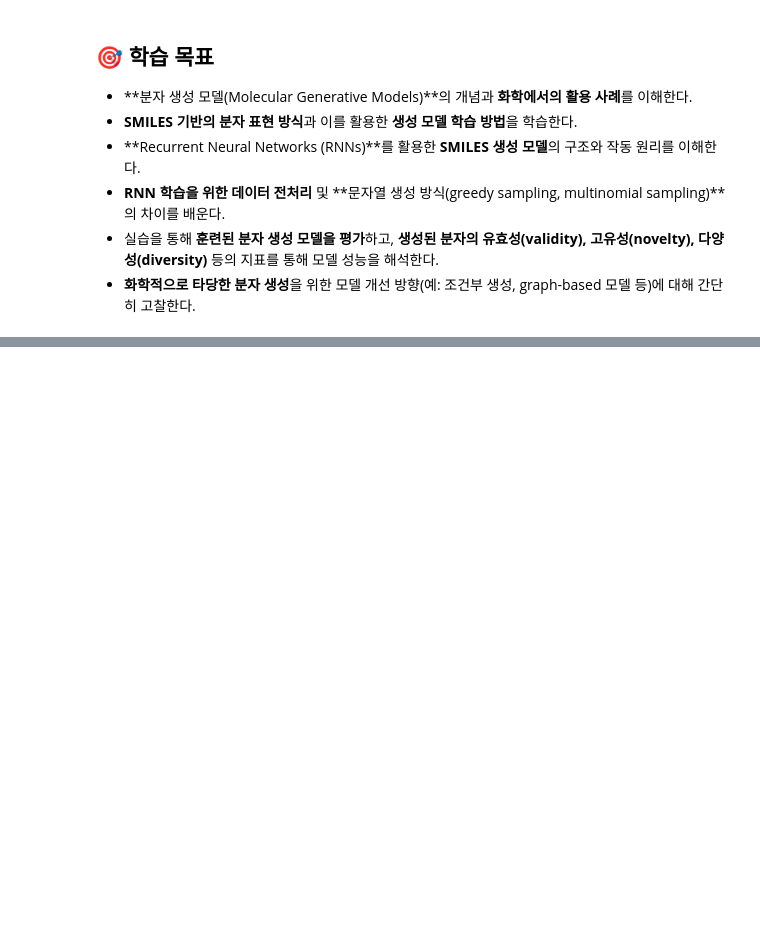
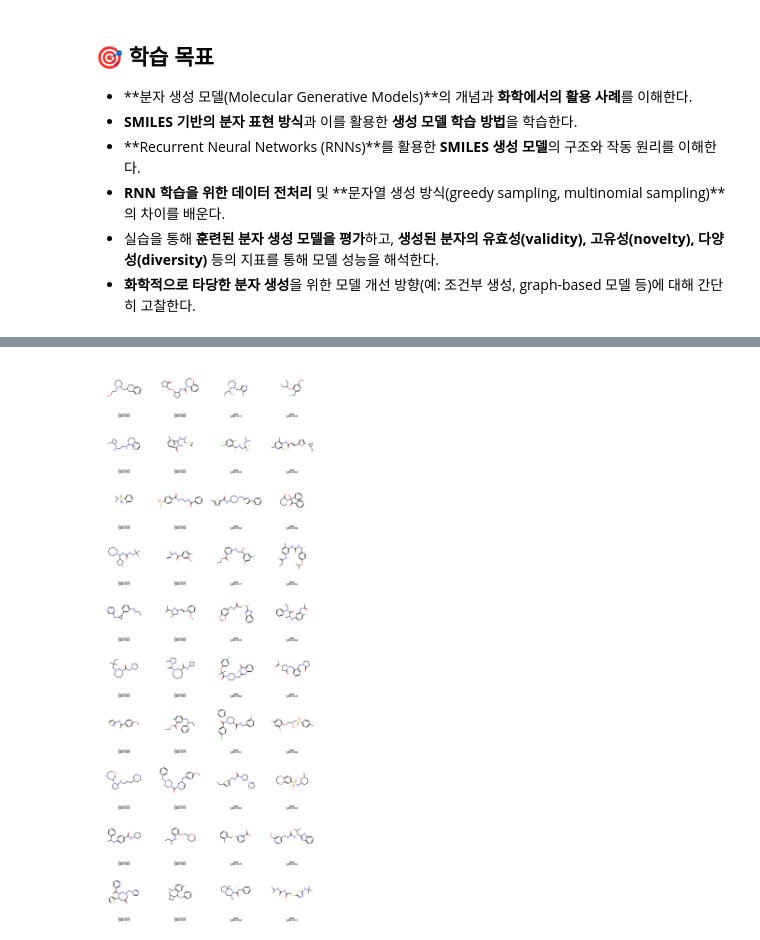
Before and after one commit to jfjoung/AI_For_Chemistry, a Jupyter notebook: notebooks/week6/Week_6_Molecule_generation_(VAE).ipynb, the cells around one changed output, grey strips where cells are left out. Drawn from its saved outputs; the diff is of its cells as text; code cells hidden in the pictures; blank space fills up the shorter version.

```diff
--- a/notebooks/week6/Week_6_Molecule_generation_(VAE).ipynb
+++ b/notebooks/week6/Week_6_Molecule_generation_(VAE).ipynb
@@ -11,0 +486,49 @@
+# %%
+import random
+from rdkit.Chem import Draw
+
+# 1. 무작위 20개씩 추출
+sampled_gen_mols = random.sample(generated_molecules, 20)
+zinc_mols = []
+for smi in random.sample(list(zinc_smiles_set), 20):
+    mol = Chem.MolFromSmiles(smi)
+    if mol is not None:
+        zinc_mols.append(mol)
+
+# 2. QED 점수와 레전드 생성
+def get_qed_legends(mols, label):
+    legends = []
+    for mol in mols:
+        try:
+            score = QED.qed(mol)
+            legends.append(f"{label}\nQED={score:.2f}")
+        except:
+            legends.append(f"{label}\nQED=Err")
+    return legends
+
+gen_legends = get_qed_legends(sampled_gen_mols, "Generated")
+zinc_legends = get_qed_legends(zinc_mols, "ZINC")
+
+# 3. 두 개씩 묶어서 4개 단위로 interleave
+grouped_mols = []
+grouped_legends = []
+
+for i in range(0, 20, 2):
+    grouped_mols.extend([
+        sampled_gen_mols[i], sampled_gen_mols[i+1],
+        zinc_mols[i], zinc_mols[i+1]
+    ])
+    grouped_legends.extend([
+        gen_legends[i], gen_legends[i+1],
+        zinc_legends[i], zinc_legends[i+1]
+    ])
+
+# 4. 시각화 (한 줄에 4개: G G | Z Z)
+Draw.MolsToGridImage(
+    grouped_mols,
+    molsPerRow=4,
+    subImgSize=(300, 300),
+    legends=grouped_legends
+)
+# %% [output]
+[figure, added]
```
Also changed, not shown: parts of 22 cells of this notebook.
